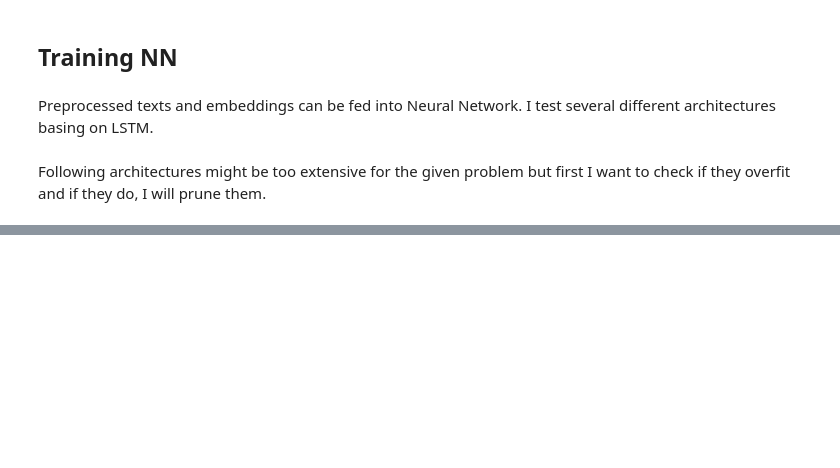
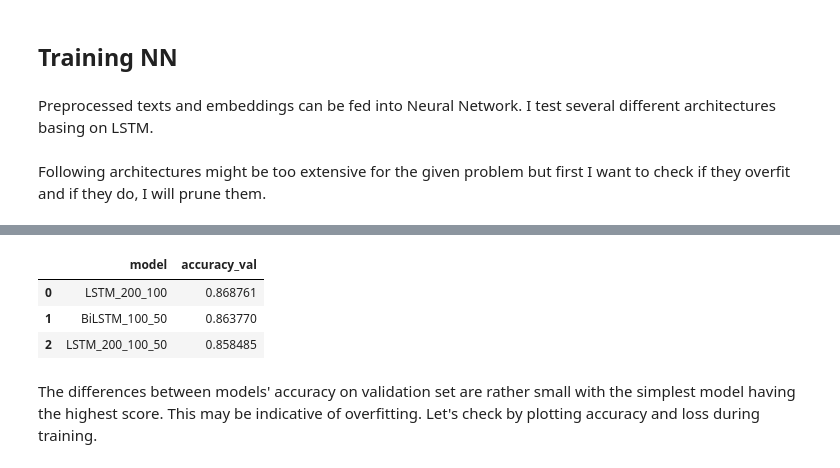
Before and after one commit to klauresh/sarcasm_detection_headlines, a Jupyter notebook: sarcasm_detection.ipynb, the cells around one changed output, grey strips where cells are left out. Saved outputs shown, nothing was run; the diff lists cells and outputs as text; code cells hidden in the pictures; blank space fills up the shorter version.

```diff
--- a/sarcasm_detection.ipynb
+++ b/sarcasm_detection.ipynb
@@ -289,3 +364,15 @@ Epoch 36/50
+# %%
+# printing accuracy of models
+model_results = pd.DataFrame(list(zip(models.keys(), lst)), columns=["model", "accuracy_val"]).sort_values(by="accuracy_val", ascending=False).reset_index(drop=True)
+# %%
+model_results
+# %% [output]
+|  | model | accuracy_val |
+| 0 | LSTM_200_100 | 0.868761 |
+| 1 | BiLSTM_100_50 | 0.863770 |
+| 2 | LSTM_200_100_50 | 0.858485 |
+# %% [markdown]
+The differences between models' accuracy on validation set are rather small with the simplest model having the highest score. This may be indicative of overfitting. Let's check by plotting accuracy and loss during training.
 # %%
 def plot_accuracy(path, models):
   '''Function to plot accuracy on train and validation sets.'''
```
Also changed, not shown: parts of 40 cells of this notebook, 14 other files.
